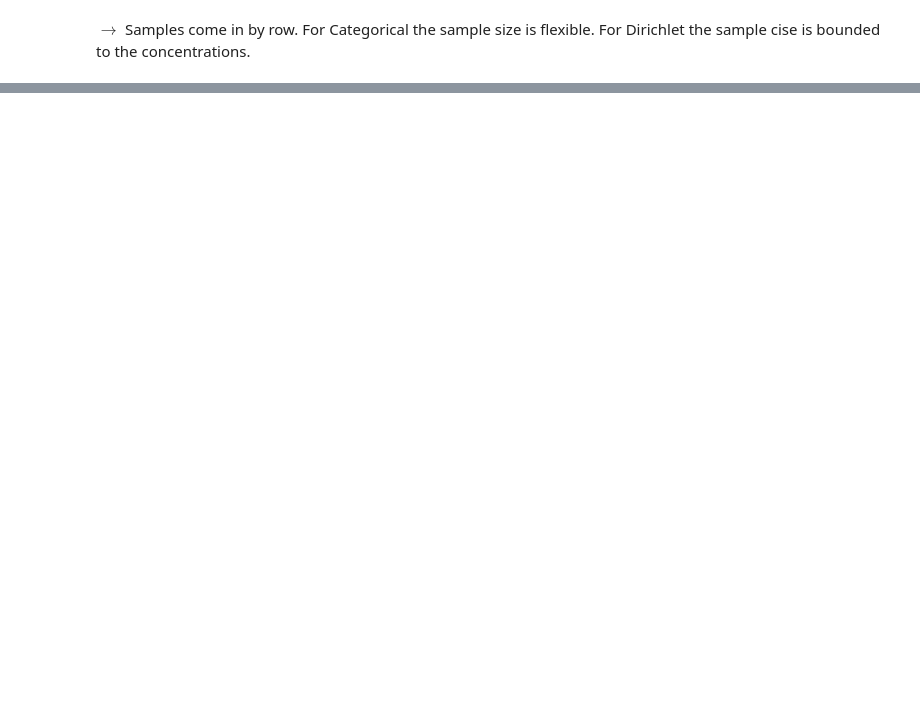
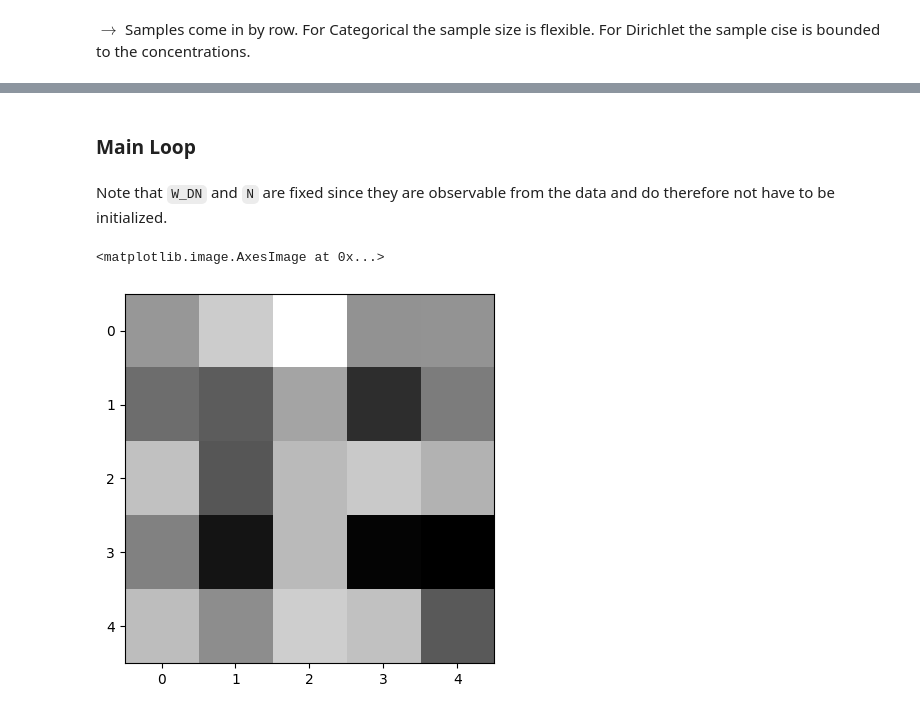
Before and after one commit to JannisZeller/topicflow, a Jupyter notebook: fixed_doclength.ipynb, the cells around one changed output, grey strips where cells are left out. Saved outputs shown, nothing was run; the diff lists cells and outputs as text; code cells hidden in the pictures; blank space fills up the shorter version.

```diff
--- a/fixed_doclength.ipynb
+++ b/fixed_doclength.ipynb
@@ -388,0 +378,14 @@ beta0  = np.random.normal(size=(D, K))
+# %%
+@tf.function
+def sample_Theta(N_DKV, beta):
+    conc = beta + tf.reduce_sum(N_DKV, axis=0)
+    dist_Theta = tfd.Dirichlet(concentration=conc)
+    Theta      = dist_Theta.sample()
+    return Theta
+
+@tf.function
+def sample_Pi(N_DKV, alpha):
+    conc = alpha + tf.reduce_sum(N_DKV, axis=-1)
+    dist_Pi = tfd.Dirichlet(concentration=conc)
+    Pi      = dist_Pi.sample()
+    return Pi
@@ -388,0 +443,35 @@ beta0  = np.random.normal(size=(D, K))
+# %% [markdown]
+### **Main Loop**
+# %%
+N_iter = 200
+
+C_DN_  = tf.constant(np.random.randint(0, 10, size=W_DN.shape))
+C_DNK_ = tf.one_hot(C_DN_, K, axis=-1)
+
+# beta  = tf.constant(np.random.normal(size=(K, V)), dtype=tf.float32)
+# alpha = tf.constant(np.random.normal(size=(D, K)), dtype=tf.float32)
+beta  = tf.ones(shape=(K, V), dtype=tf.float32)
+alpha = tf.ones(shape=(D, K), dtype=tf.float32)
+# %% [markdown]
+Note that `W_DN` and `N` are fixed since they are observable from the data and do therefore not have to be initialized.
+# %%
+Theta_store = []
+
+for iter in tqdm(range(N_iter)):
+
+    ## Calculate N_DKV_ from W_DN and C_DNK_
+    N_DKV_ = tf_N_tensor(W_DN, C_DNK_)
+
+    ## Sample Theta_ and Pi_ from N_DKV_ and priors
+    Theta_ = sample_Theta(N_DKV_, beta)
+    Pi_    = sample_Pi(N_DKV_, alpha)
+
+    ## Sample next C_DNK_ from Theta, Pi
+    C_DNK_ = sample_C(Theta_, Pi_, W_DN)
+
+    Theta_store.append(Theta_)
+# %%
+plt.imshow(tf.reshape(Theta_[6,:], (sqrtV, sqrtV)), cmap="Greys")
+# %% [output]
+<matplotlib.image.AxesImage at 0x...>
+[figure, added]
```
Also changed, not shown: parts of 83 cells of this notebook, 1 other file.
